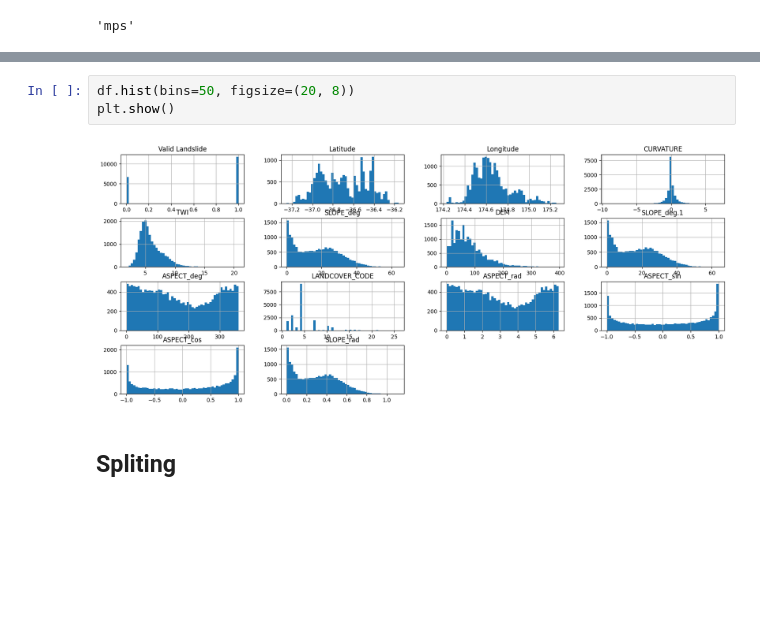
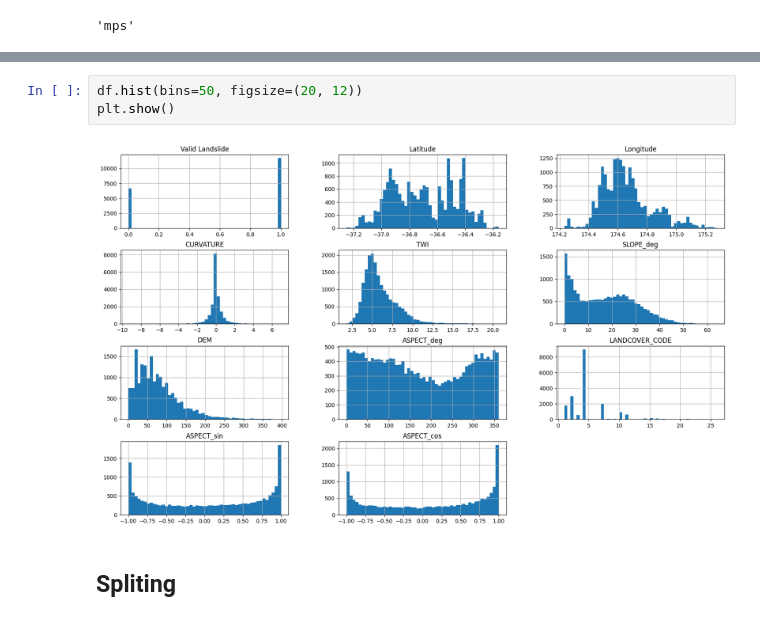
Before and after one commit to sisn749/Landslide_Susceptibility_GEOG761, a Jupyter notebook: 3_DNN.ipynb, the cells around one changed output, grey strips where cells are left out. Cells and saved outputs as stored; diff of their text form; blank space fills up the shorter version.

```diff
--- a/3_DNN.ipynb
+++ b/3_DNN.ipynb
@@ -53,8 +53,8 @@ df.head()
 # %%
-df.hist(bins=50, figsize=(20, 8))
+df.hist(bins=50, figsize=(20, 12))
 plt.show()
 # %% [output]
-[figure, old version]
+[figure, new version]
 # %% [markdown]
 ## Spliting
 # %%
```
Also changed, not shown: parts of 14 cells of this notebook, 2 other files.
